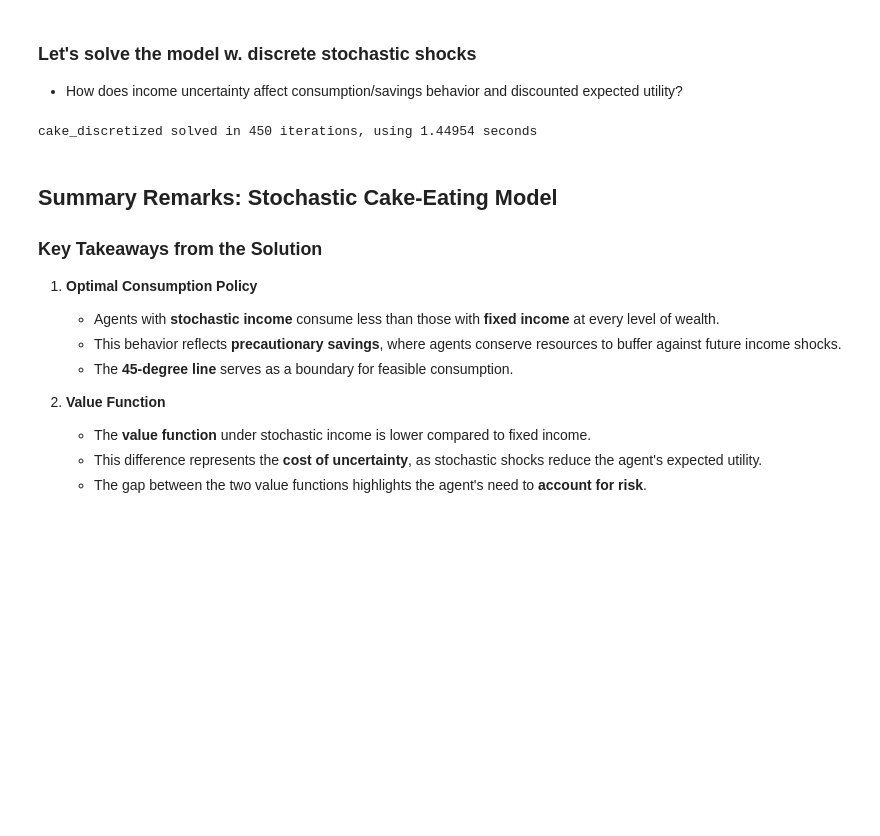
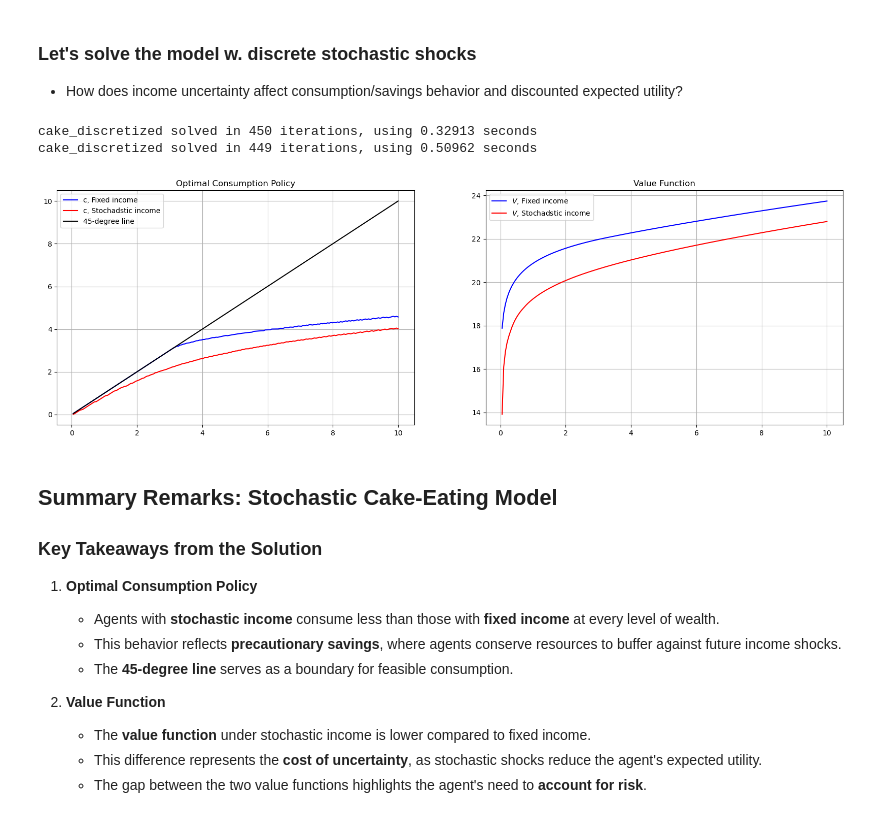
Before and after one commit to bschjerning/dp_ucph, a Jupyter notebook: 1_theory_tools/02_cake_eating_example.ipynb, the cells around one changed output. Drawn from its saved outputs; the diff is of its cells as text; code cells hidden in the pictures; blank space fills up the shorter version.

```diff
--- a/1_theory_tools/02_cake_eating_example.ipynb
+++ b/1_theory_tools/02_cake_eating_example.ipynb
@@ -675,23 +699,29 @@ cake_stochastic.solve = vfi
 - How does income uncertainty affect consumption/savings behavior and discounted expected utility?
 # %%
 import matplotlib.pyplot as plt
-m1=cake_stochastic(β=0.95, wbar=[0, 10], n_w=200, n_c=200, Π=[1], ε=[3])   # Fixed income
-m2=cake_stochastic(β=0.95, wbar=[0, 10], n_w=200, n_c=200, Π=[0.1,.9], ε=[0,3/.9]) # Stochadstic income
-V1, c1= m1.solve()
-V2, c2= m2.solve()
 
-fig, (ax1, ax2) = plt.subplots(1, 2, figsize=(20,6))
-ax1.grid(True); ax2.grid(True)
-ax1.plot(m1.w[1:], c1[1:], color='b', label='c, Fixed income')
-ax1.plot(m1.w[1:], c2[1:], color='r',label='c, Stochadstic income')
-ax1.plot(m1.w[1:], m1.w[1:], color='k',label='45-degree line')
-ax1.legend();ax1.set_title('Optimal Consumption Policy')
-ax2.plot(m1.w[1:], V1[1:], color='b', label='$V$, Fixed income')
-ax2.plot(m1.w[1:], V2[1:], color='r', label='$V$, Stochadstic income')
-ax2.legend();ax2.set_title('Value Function')
+m1 = cake_stochastic(beta=0.95, wbar=[0, 10], n_w=200, n_c=200, Π=[1], ε=[3])  # Fixed income
+m2 = cake_stochastic(beta=0.95, wbar=[0, 10], n_w=200, n_c=200, Π=[0.1, 0.9], ε=[0, 3 / 0.9])  # Stochadstic income
+V1, c1 = m1.solve()
+V2, c2 = m2.solve()
+
+fig, (ax1, ax2) = plt.subplots(1, 2, figsize=(20, 6))
+ax1.grid(True)
+ax2.grid(True)
+ax1.plot(m1.w[1:], c1[1:], color="b", label="c, Fixed income")
+ax1.plot(m1.w[1:], c2[1:], color="r", label="c, Stochadstic income")
+ax1.plot(m1.w[1:], m1.w[1:], color="k", label="45-degree line")
+ax1.legend()
+ax1.set_title("Optimal Consumption Policy")
+ax2.plot(m1.w[1:], V1[1:], color="b", label="$V$, Fixed income")
+ax2.plot(m1.w[1:], V2[1:], color="r", label="$V$, Stochadstic income")
+ax2.legend()
+ax2.set_title("Value Function")
 plt.show()
 # %% [output]
-cake_discretized solved in 450 iterations, using 1.44954 seconds
+cake_discretized solved in 450 iterations, using 0.32913 seconds
+cake_discretized solved in 449 iterations, using 0.50962 seconds
+[figure, added]
 # %% [markdown]
 ## Summary Remarks: Stochastic Cake-Eating Model
 
```
Also changed, not shown: parts of 21 cells of this notebook.
